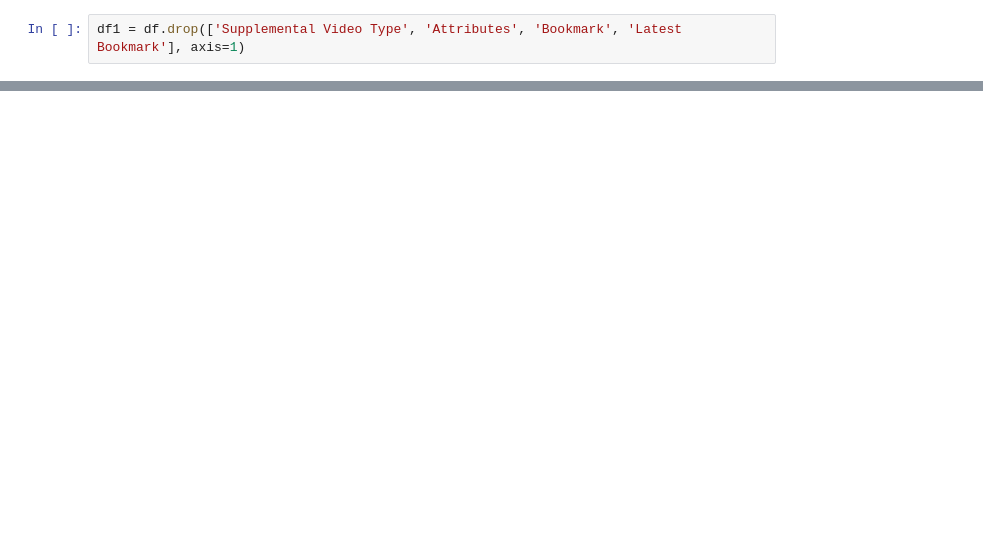
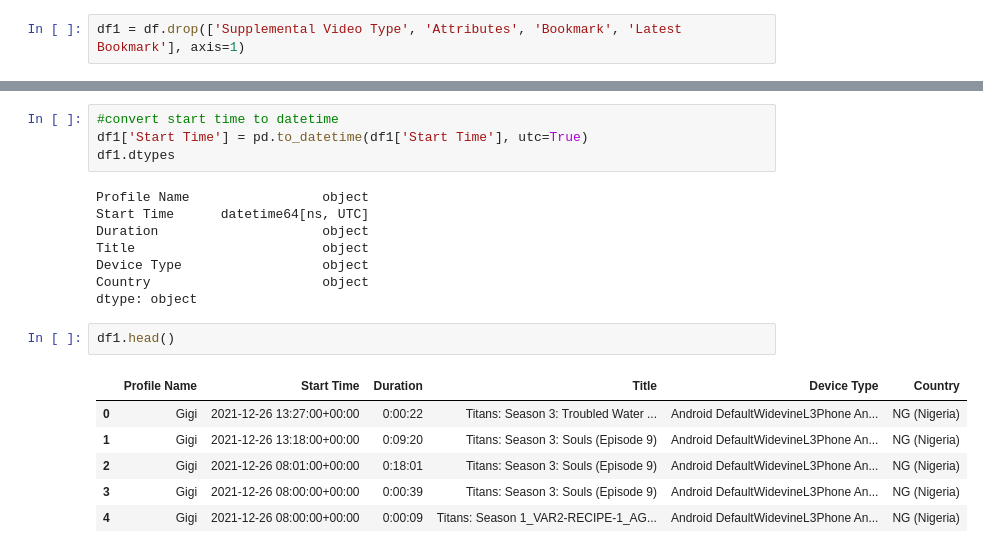
Before and after one commit to gigikenneth/netflix, a Jupyter notebook: netflix2.ipynb, the cells around one changed output, grey strips where cells are left out. Saved outputs shown, nothing was run; the diff lists cells and outputs as text; blank space fills up the shorter version.

```diff
--- a/netflix2.ipynb
+++ b/netflix2.ipynb
@@ -62,0 +73,21 @@ df.head()
+# %%
+#convert start time to datetime
+df1['Start Time'] = pd.to_datetime(df1['Start Time'], utc=True)
+df1.dtypes
+# %% [output]
+Profile Name                 object
+Start Time      datetime64[ns, UTC]
+Duration                     object
+Title                        object
+Device Type                  object
+Country                      object
+dtype: object
+# %%
+df1.head()
+# %% [output]
+|  | Profile Name | Start Time | Duration | Title | Device Type | Country |
+| 0 | Gigi | 2021-12-26 13:27:00+00:00 | 0:00:22 | Titans: Season 3: Troubled Water ... | Android DefaultWidevineL3Phone An... | NG (Nigeria) |
+| 1 | Gigi | 2021-12-26 13:18:00+00:00 | 0:09:20 | Titans: Season 3: Souls (Episode 9) | Android DefaultWidevineL3Phone An... | NG (Nigeria) |
+| 2 | Gigi | 2021-12-26 08:01:00+00:00 | 0:18:01 | Titans: Season 3: Souls (Episode 9) | Android DefaultWidevineL3Phone An... | NG (Nigeria) |
+| 3 | Gigi | 2021-12-26 08:00:00+00:00 | 0:00:39 | Titans: Season 3: Souls (Episode 9) | Android DefaultWidevineL3Phone An... | NG (Nigeria) |
+| 4 | Gigi | 2021-12-26 08:00:00+00:00 | 0:00:09 | Titans: Season 1_VAR2-RECIPE-1_AG... | Android DefaultWidevineL3Phone An... | NG (Nigeria) |
```
Also changed, not shown: parts of 23 cells of this notebook.
